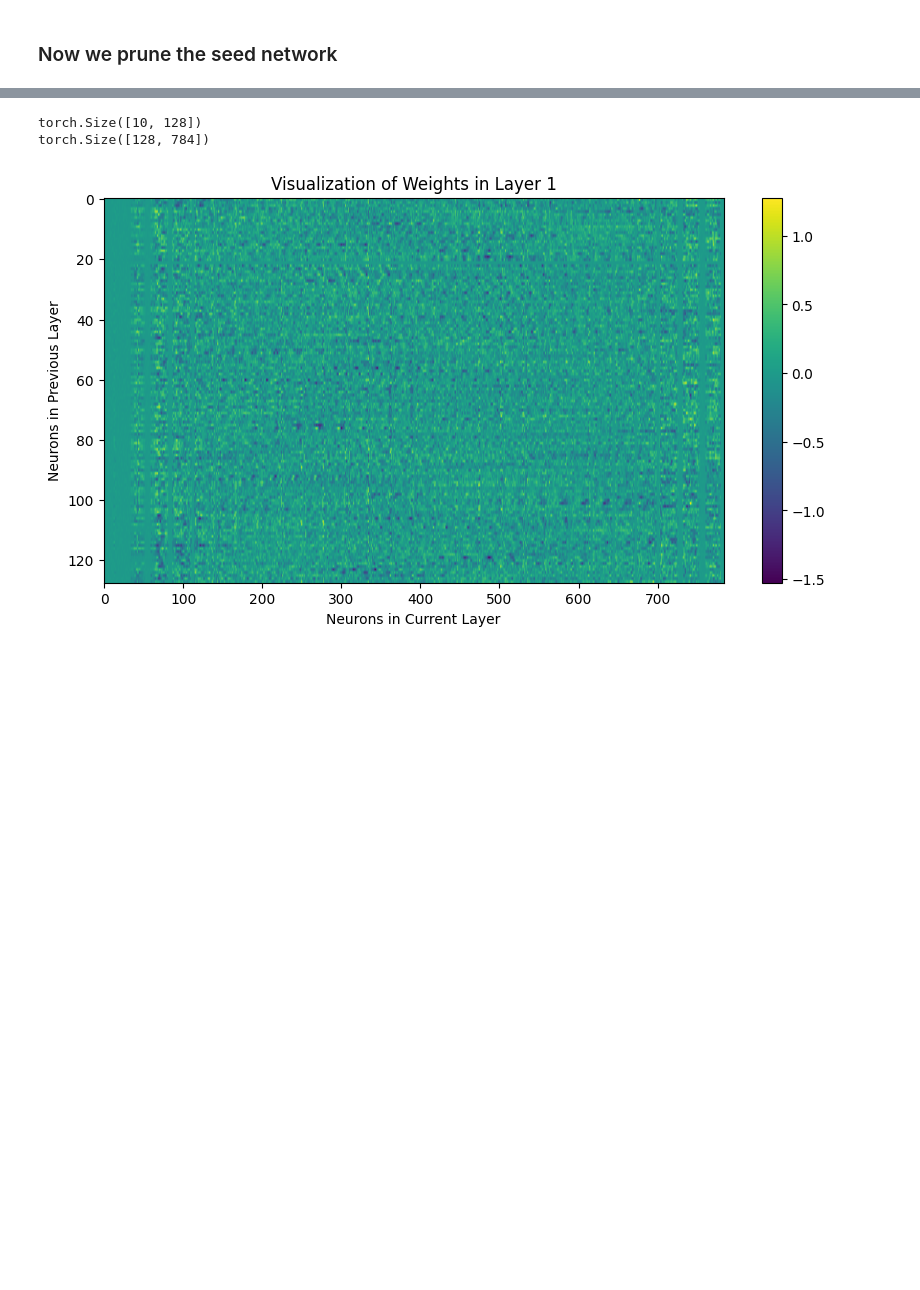
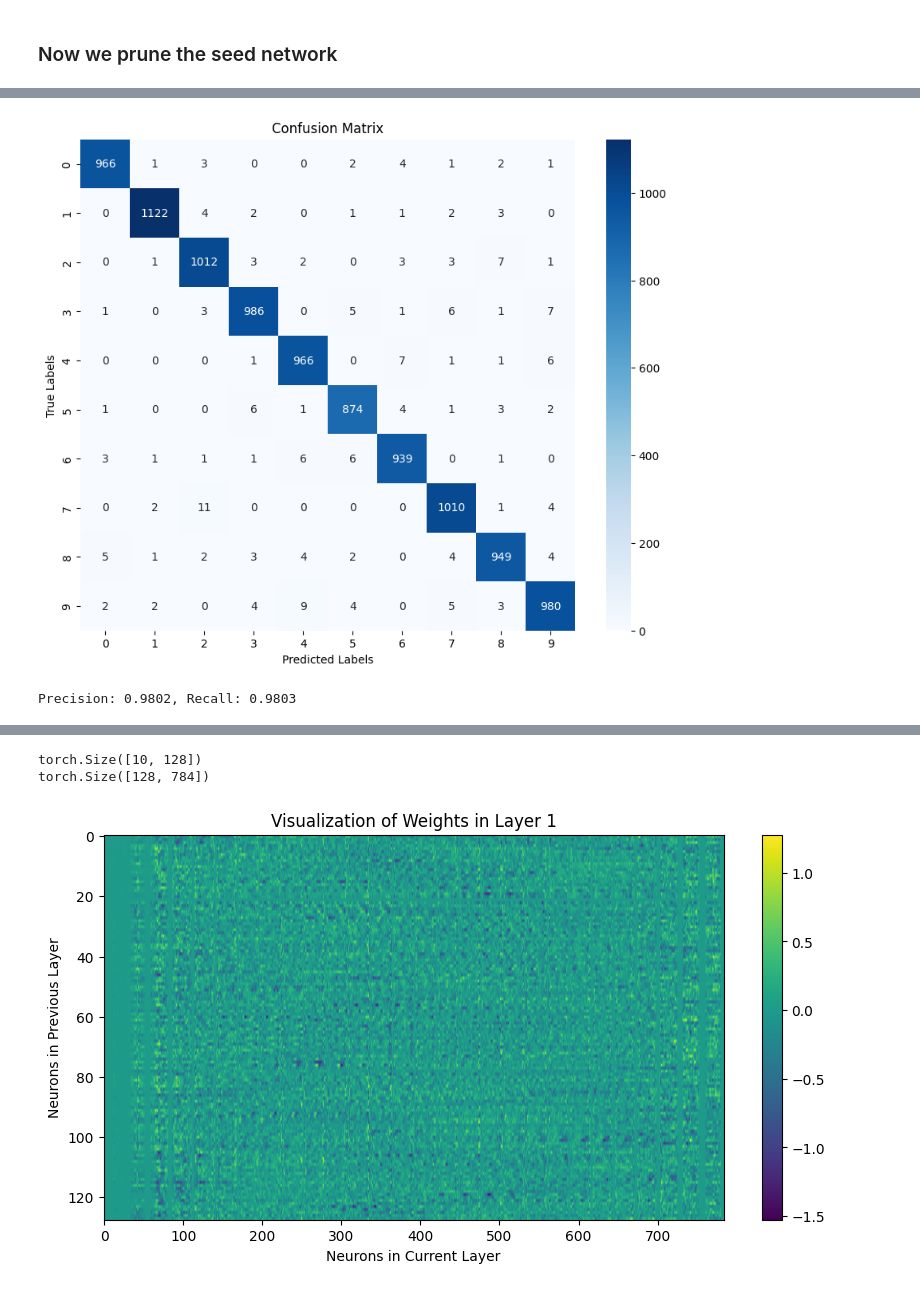
Before and after one commit to Yukesh432/pytorch-learning, a Jupyter notebook: nn_architecture/simple_nn.ipynb, the cells around one changed output, grey strips where cells are left out. Saved outputs shown, nothing was run; the diff lists cells and outputs as text; code cells hidden in the pictures; blank space fills up the shorter version.

```diff
--- a/nn_architecture/simple_nn.ipynb
+++ b/nn_architecture/simple_nn.ipynb
@@ -175,0 +239,15 @@ Precision: 0.9789, Recall: 0.9789
+# %%
+# After training, pruning, and evaluating
+conf_matrix, precision, recall = evaluate_model_performance(seed_net, test_loader)
+log_data = {
+    "Epoch": list(range(1, 6)),
+    "Training Loss": train_losses,
+    "Test Accuracy": [test_accuracy] * 5,
+    "Precision": [precision] * 5,
+    "Recall": [recall] * 5,
+    # Add more metrics as needed
+}
+log_to_excel(log_data)
+# %% [output]
+[figure, added]
+Precision: 0.9802, Recall: 0.9803
```
Also changed, not shown: parts of 8 cells of this notebook.
